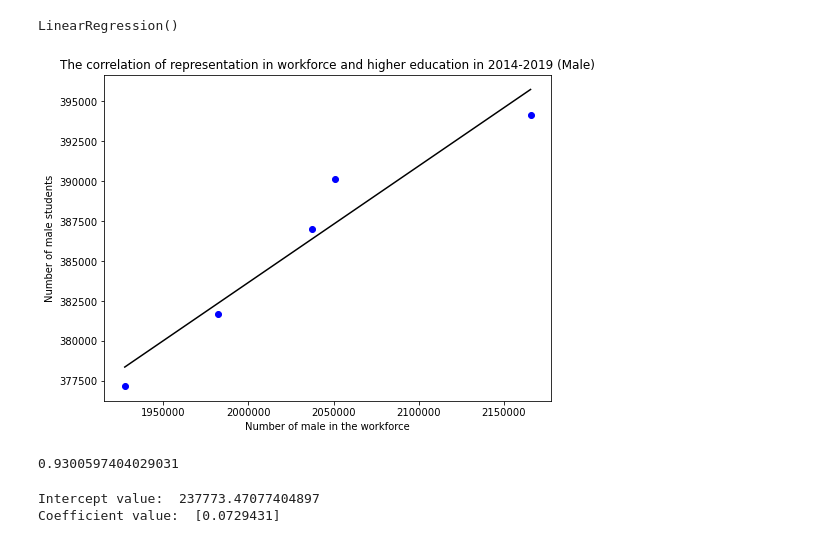
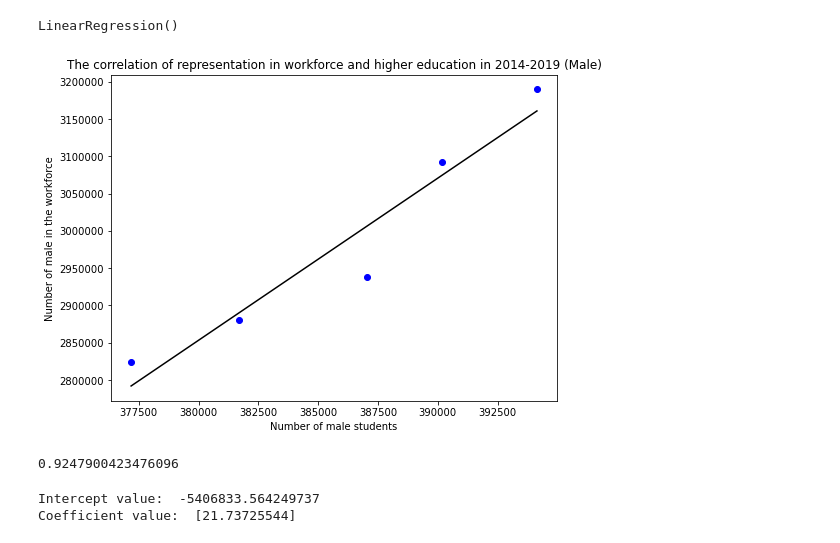
Before and after one commit to MiffySiu/employer_project_the_data_demystifiers, a Jupyter notebook: Workforce and number of students 2014-2019.ipynb, the cells around one changed output. Saved outputs shown, nothing was run; the diff lists cells and outputs as text; code cells hidden in the pictures.

```diff
--- a/Workforce and number of students 2014-2019.ipynb
+++ b/Workforce and number of students 2014-2019.ipynb
@@ -165,8 +165,8 @@ Coefficient value:  [0.51188384]
 **3.2 Males**
 # %%
 # choose your variables
-x_m = df_2["Workforce male"].values.reshape(-1, 1)
-y_m = df_2["Student male"].values
+x_m = df_2["Student male"].values.reshape(-1, 1)
+y_m = df_2["Workforce male"].values
 # %%
 # run linear regression
 lr = LinearRegression()
@@ -181,34 +181,34 @@ y_pred = lr.predict(x_m)
 # %%
 # visualization of the regression model
 
 # change the size of the plot
 plt.figure(figsize=(8,6))
 
 # scatter plot with the best-fit line
 plt.scatter(x_m, y_m, color = "blue")
 plt.plot(x_m, lr.predict(x_m), color = "black")
 
 # assign title and labels of axes
 plt.title("The correlation of representation in workforce and higher education in 2014-2019 (Male)")
-plt.xlabel("Number of male in the workforce")
-plt.ylabel("Number of male students")
+plt.xlabel("Number of male students")
+plt.ylabel("Number of male in the workforce")
 
 # prevent scientific notation of the axis
 plt.ticklabel_format(style='plain')
 
 plt.show()
 # %% [output]
-[figure, old version]
+[figure, new version]
 # %%
 # print R-squared value of the model
 print(lr.score(x_m, y_m))
 # %% [output]
-0.9300597404029031
+0.9247900423476096
 # %%
 # Print the intercept value.
 print("Intercept value: ", lr.intercept_)
 # Print the coefficient value.
 print("Coefficient value: ", lr.coef_)
 # %% [output]
-Intercept value:  237773.47077404897
-Coefficient value:  [0.0729431]
+Intercept value:  -5406833.564249737
+Coefficient value:  [21.73725544]
```
Also changed, not shown: parts of 10 cells of this notebook, 1 other file.
